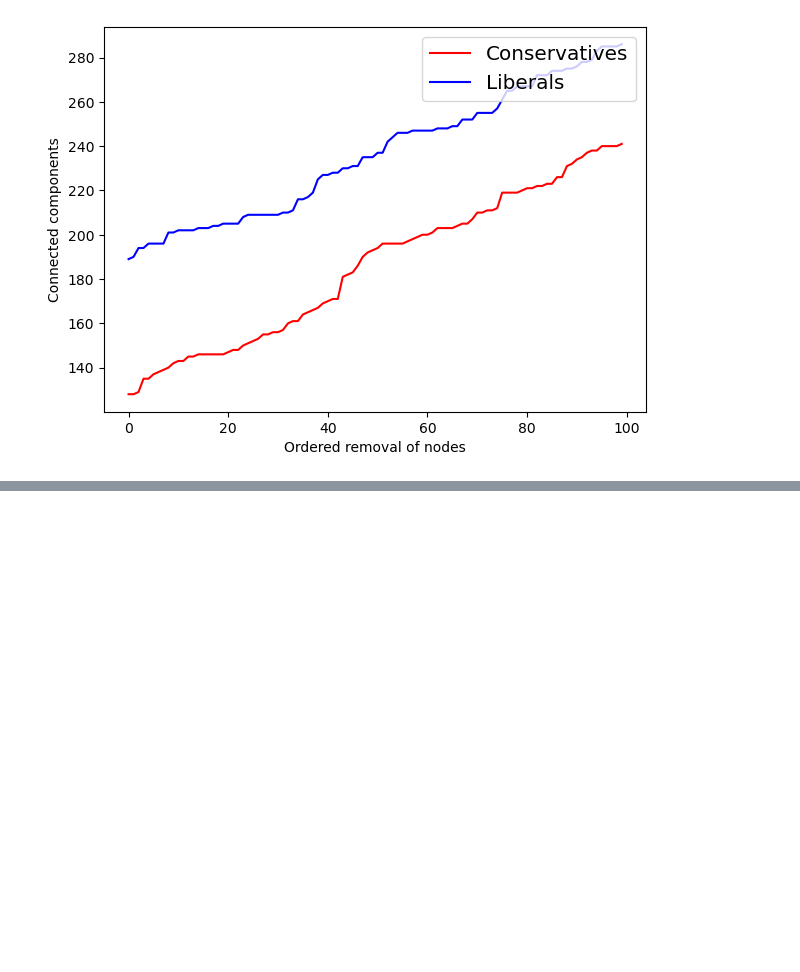
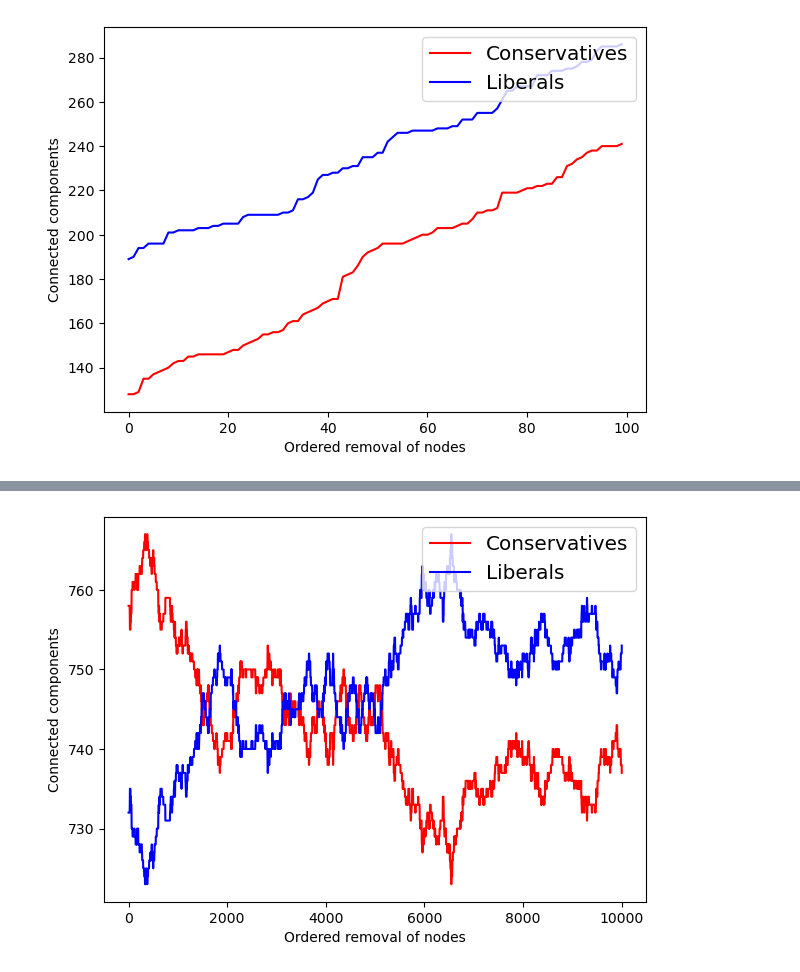
Before and after one commit to EyuelPersonal/complex_networks, a Jupyter notebook: analysis.ipynb, the cells around one changed output, grey strips where cells are left out. Cells and saved outputs as stored; diff of their text form; code cells hidden in the pictures; blank space fills up the shorter version.

```diff
--- a/analysis.ipynb
+++ b/analysis.ipynb
@@ -473,0 +480,23 @@ for i in range(3):
+# %%
+big_network = Network(
+    name='big_network',
+    network=G.copy()
+)
+
+democrats = []
+democrats.append(len([n for n, v in big_network.network.nodes(data=True) if v['value'] == 0]))
+
+conservatives = []
+conservatives.append(len([n for n, v in big_network.network.nodes(data=True) if v['value'] == 1]))
+
+big_network.initialize()
+
+for i in range(10000):
+    big_network.voter()
+
+    democrats.append(len([n for n, v in big_network.next_network.nodes(data=True) if v['value'] == 0]))
+    conservatives.append(len([n for n, v in big_network.next_network.nodes(data=True) if v['value'] == 1]))
+# %%
+compare_linecharts(democrats, conservatives, 'Ordered removal of nodes')
+# %% [output]
+[figure, added]
```
Also changed, not shown: parts of 4 cells of this notebook.
